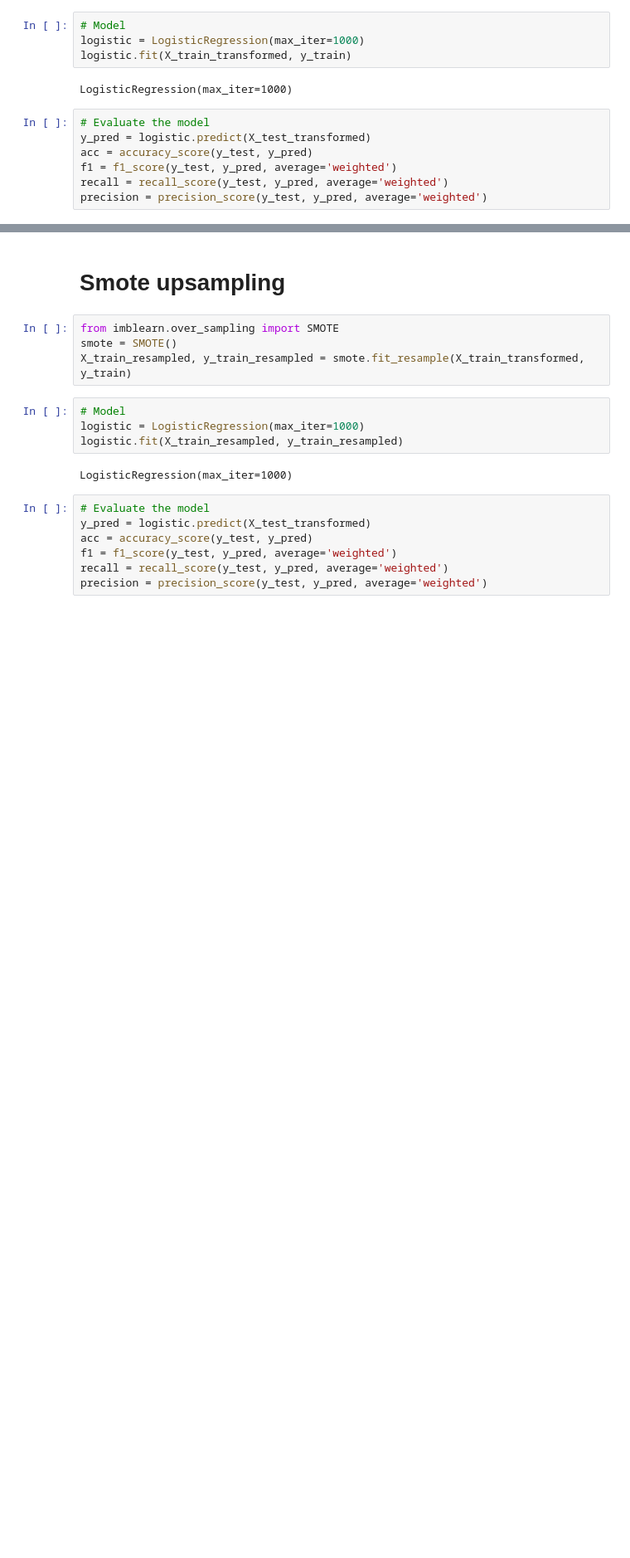
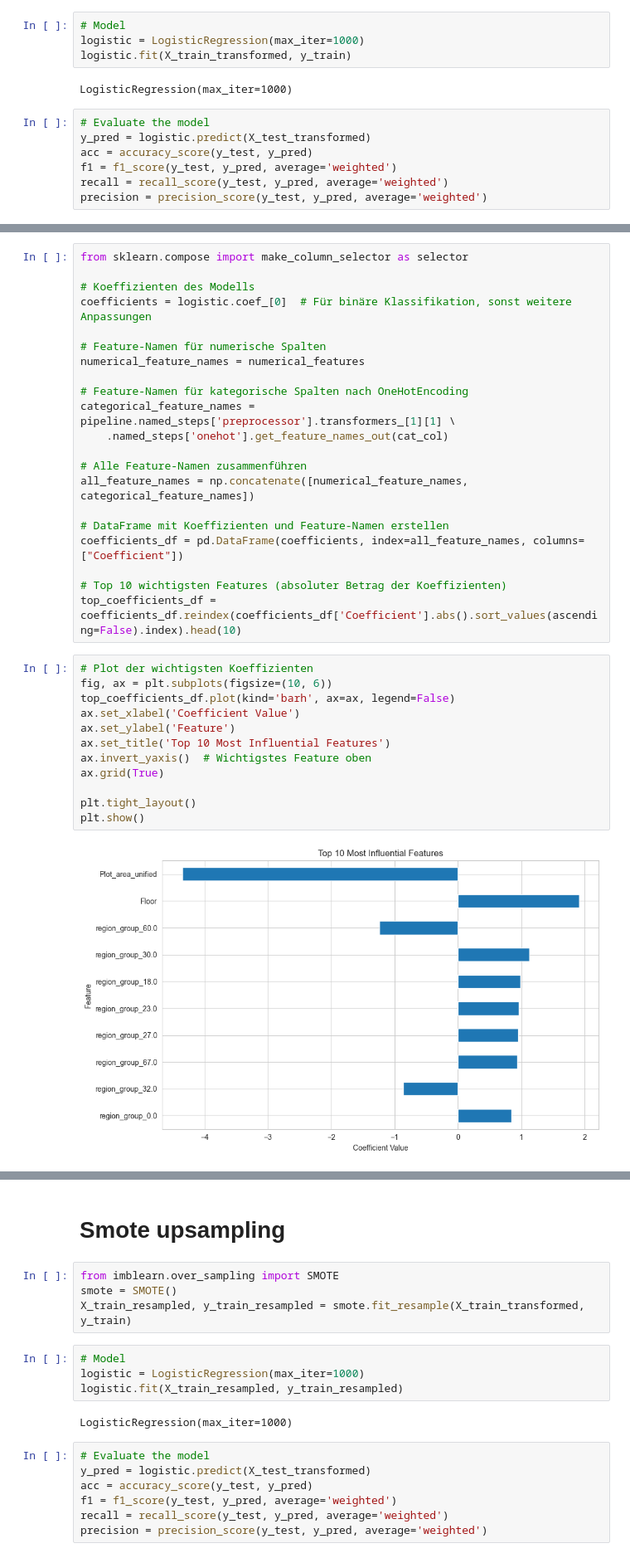
Before and after one commit to staldenhoefler/immo_challenge, a Jupyter notebook: notebooks/Klassifikation/LogistischeRegression.ipynb, the cells around one changed output, grey strips where cells are left out. Shown at 83% size. Drawn from its saved outputs; the diff is of its cells as text; blank space fills up the shorter version.

```diff
--- a/notebooks/Klassifikation/LogistischeRegression.ipynb
+++ b/notebooks/Klassifikation/LogistischeRegression.ipynb
@@ -190,3 +189,38 @@ plt.ylabel('Actual')
 plt.show()
 # %% [output]
 [figure]
+# %%
+from sklearn.compose import make_column_selector as selector
+
+# Koeffizienten des Modells
+coefficients = logistic.coef_[0]  # Für binäre Klassifikation, sonst weitere Anpassungen
+
+# Feature-Namen für numerische Spalten
+numerical_feature_names = numerical_features
+
+# Feature-Namen für kategorische Spalten nach OneHotEncoding
+categorical_feature_names = pipeline.named_steps['preprocessor'].transformers_[1][1] \
+    .named_steps['onehot'].get_feature_names_out(cat_col)
+
+# Alle Feature-Namen zusammenführen
+all_feature_names = np.concatenate([numerical_feature_names, categorical_feature_names])
+
+# DataFrame mit Koeffizienten und Feature-Namen erstellen
+coefficients_df = pd.DataFrame(coefficients, index=all_feature_names, columns=["Coefficient"])
+
+# Top 10 wichtigsten Features (absoluter Betrag der Koeffizienten)
+top_coefficients_df = coefficients_df.reindex(coefficients_df['Coefficient'].abs().sort_values(ascending=False).index).head(10)
+# %%
+# Plot der wichtigsten Koeffizienten
+fig, ax = plt.subplots(figsize=(10, 6))
+top_coefficients_df.plot(kind='barh', ax=ax, legend=False)
+ax.set_xlabel('Coefficient Value')
+ax.set_ylabel('Feature')
+ax.set_title('Top 10 Most Influential Features')
+ax.invert_yaxis()  # Wichtigstes Feature oben
+ax.grid(True)
+
+plt.tight_layout()
+plt.show()
+# %% [output]
+[figure, added]
```
Also changed, not shown: parts of 6 cells of this notebook, 5 other files.
